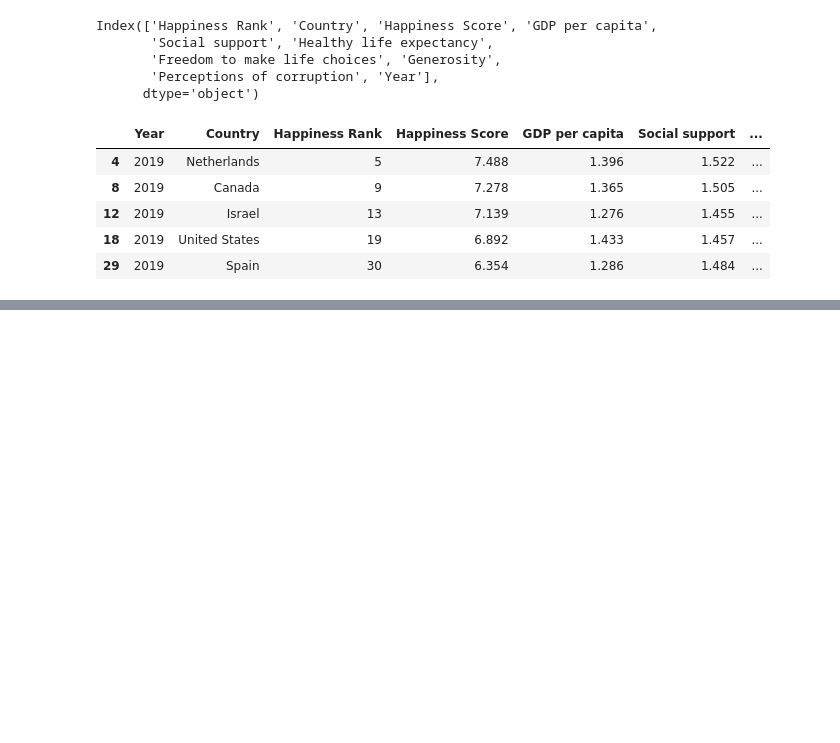
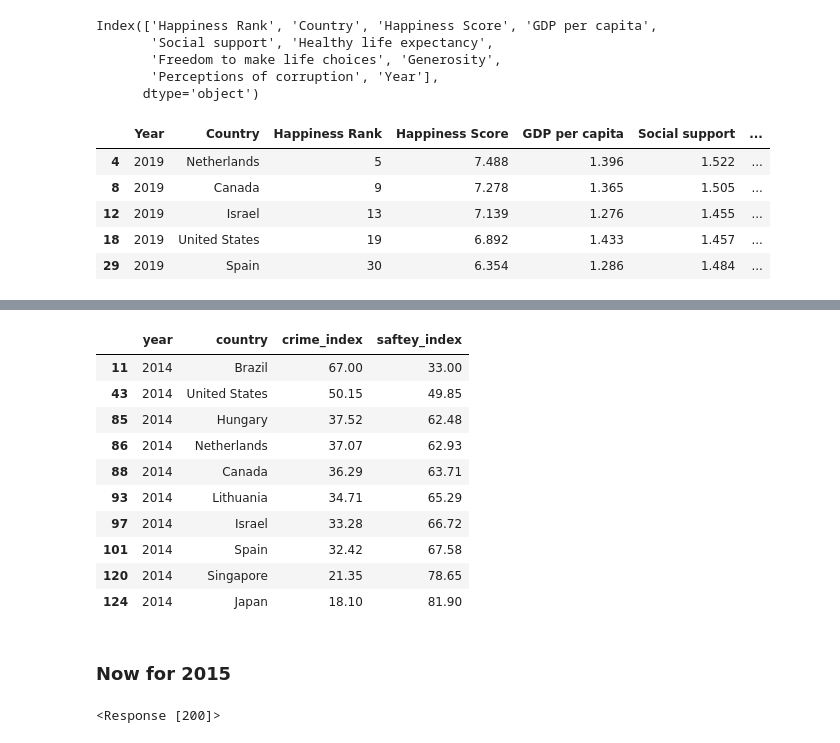
Before and after one commit to Hfarouk99/Suicide-Rate-Analysis, a Jupyter notebook: EDA.ipynb, the cells around one changed output, grey strips where cells are left out. Saved outputs shown, nothing was run; the diff lists cells and outputs as text; code cells hidden in the pictures; blank space fills up the shorter version.

```diff
--- a/EDA.ipynb
+++ b/EDA.ipynb
@@ -568,0 +953,33 @@ happy2019.head()
+# %%
+crimein2014.columns=['country','crime_index','saftey_index']
+# %%
+crimein2014["year"] = 2014
+# %%
+crimein2014 = crimein2014[(crimein2014.country == "United States")
+          | (crimein2014.country == "Canada")
+          | (crimein2014.country == "Netherlands")
+          | (crimein2014.country == "Hungary")
+          | (crimein2014.country == "Lithuania")
+          | (crimein2014.country == "Brazil")
+          | (crimein2014.country == "Spain")
+          | (crimein2014.country == "Israel")
+          | (crimein2014.country == "Japan")
+          | (crimein2014.country == "Singapore")]
+# %%
+crimein2014 = crimein2014.reindex(columns =['year','country','crime_index','saftey_index'])
+# %%
+crimein2014
+# %% [output]
+|  | year | country | crime_index | saftey_index |
+| 11 | 2014 | Brazil | 67.00 | 33.00 |
+| 43 | 2014 | United States | 50.15 | 49.85 |
+| 85 | 2014 | Hungary | 37.52 | 62.48 |
+| 86 | 2014 | Netherlands | 37.07 | 62.93 |
+| 88 | 2014 | Canada | 36.29 | 63.71 |
+| 93 | 2014 | Lithuania | 34.71 | 65.29 |
+| 97 | 2014 | Israel | 33.28 | 66.72 |
+| 101 | 2014 | Spain | 32.42 | 67.58 |
+| 120 | 2014 | Singapore | 21.35 | 78.65 |
+| 124 | 2014 | Japan | 18.10 | 81.90 |
+# %% [markdown]
+### Now for 2015
@@ -568,0 +992,4 @@ happy2019.head()
+# %%
+html2015
+# %% [output]
+<Response [200]>
```
Also changed, not shown: parts of 174 cells of this notebook, 2 other files.
